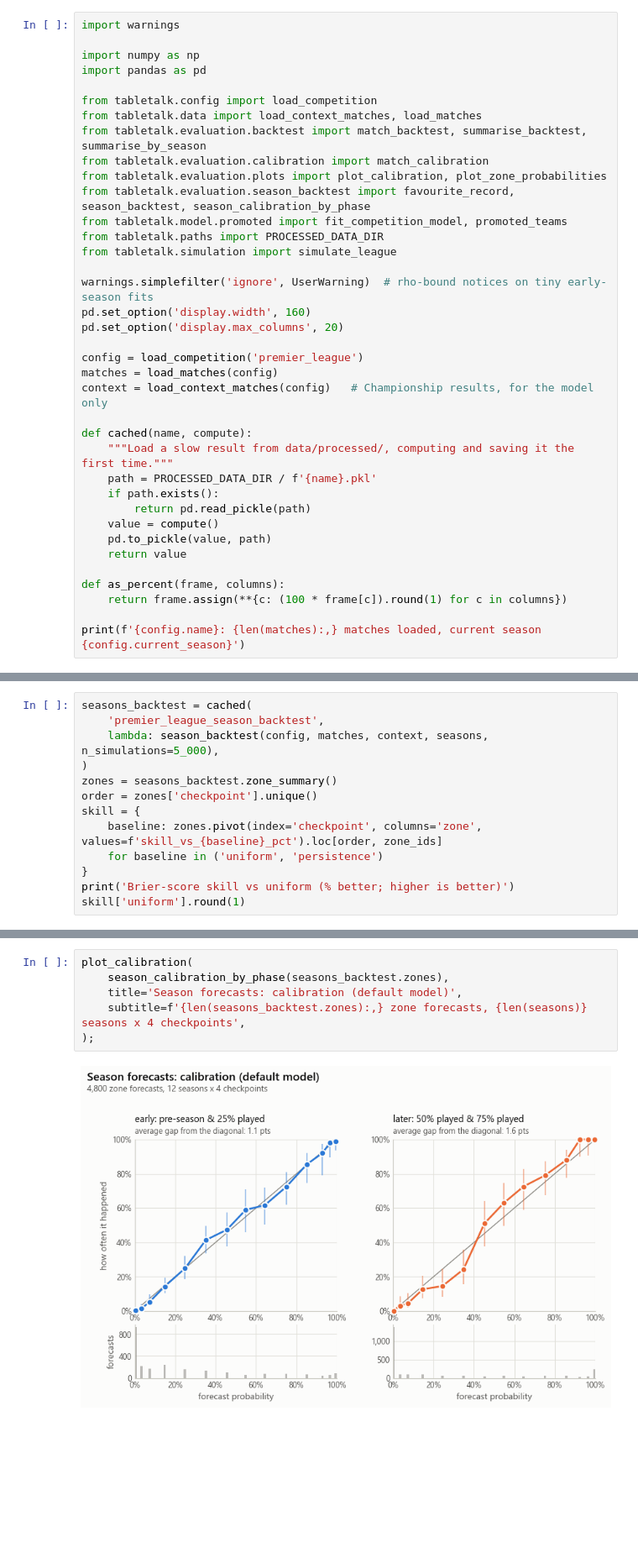
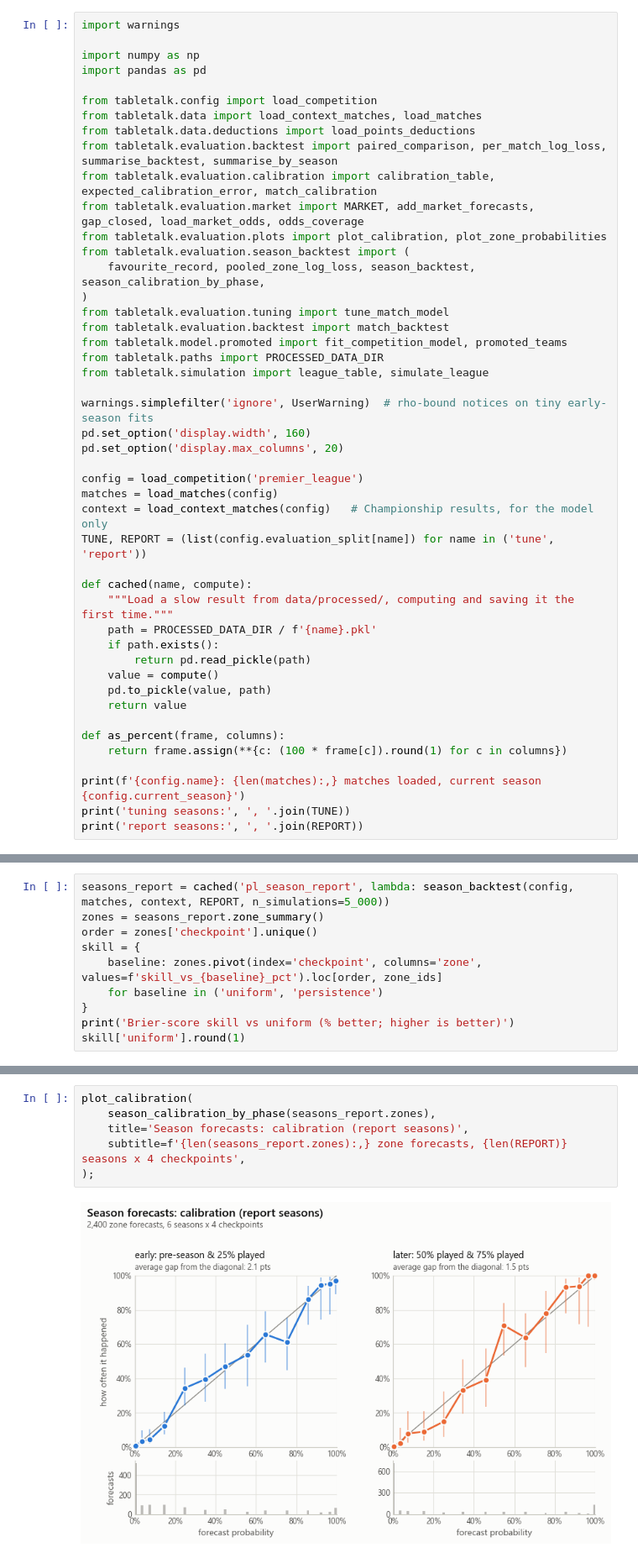
Before and after one commit to umarjaved204/TableTalk, a Jupyter notebook: notebooks/premier_league_results.ipynb, the cells around one changed output, grey strips where cells are left out. Shown at 84% size. Drawn from its saved outputs; the diff is of its cells as text; blank space fills up the shorter version.

```diff
--- a/notebooks/premier_league_results.ipynb
+++ b/notebooks/premier_league_results.ipynb
@@ -19,13 +24,19 @@ import pandas as pd
 
 from tabletalk.config import load_competition
 from tabletalk.data import load_context_matches, load_matches
-from tabletalk.evaluation.backtest import match_backtest, summarise_backtest, summarise_by_season
-from tabletalk.evaluation.calibration import match_calibration
+from tabletalk.data.deductions import load_points_deductions
+from tabletalk.evaluation.backtest import paired_comparison, per_match_log_loss, summarise_backtest, summarise_by_season
+from tabletalk.evaluation.calibration import calibration_table, expected_calibration_error, match_calibration
+from tabletalk.evaluation.market import MARKET, add_market_forecasts, gap_closed, load_market_odds, odds_coverage
 from tabletalk.evaluation.plots import plot_calibration, plot_zone_probabilities
-from tabletalk.evaluation.season_backtest import favourite_record, season_backtest, season_calibration_by_phase
+from tabletalk.evaluation.season_backtest import (
+    favourite_record, pooled_zone_log_loss, season_backtest, season_calibration_by_phase,
+)
+from tabletalk.evaluation.tuning import tune_match_model
+from tabletalk.evaluation.backtest import match_backtest
 from tabletalk.model.promoted import fit_competition_model, promoted_teams
 from tabletalk.paths import PROCESSED_DATA_DIR
-from tabletalk.simulation import simulate_league
+from tabletalk.simulation import league_table, simulate_league
 
 warnings.simplefilter('ignore', UserWarning)  # rho-bound notices on tiny early-season fits
 pd.set_option('display.width', 160)
@@ -34,6 +45,7 @@ pd.set_option('display.max_columns', 20)
 config = load_competition('premier_league')
 matches = load_matches(config)
 context = load_context_matches(config)   # Championship results, for the model only
+TUNE, REPORT = (list(config.evaluation_split[name]) for name in ('tune', 'report'))
 
 def cached(name, compute):
     """Load a slow result from data/processed/, computing and saving it the first time."""
@@ -48,5 +60,7 @@ def as_percent(frame, columns):
     return frame.assign(**{c: (100 * frame[c]).round(1) for c in columns})
 
 print(f'{config.name}: {len(matches):,} matches loaded, current season {config.current_season}')
+print('tuning seasons:', ', '.join(TUNE))
+print('report seasons:', ', '.join(REPORT))
 # %% [output]
 Premier League: 6,460 matches loaded, current season 2026-27
@@ -212,9 +232,6 @@ The question the project exists for. Each of the 12 seasons is replayed from fou
 # %%
-seasons_backtest = cached(
-    'premier_league_season_backtest',
-    lambda: season_backtest(config, matches, context, seasons, n_simulations=5_000),
-)
-zones = seasons_backtest.zone_summary()
+seasons_report = cached('pl_season_report', lambda: season_backtest(config, matches, context, REPORT, n_simulations=5_000))
+zones = seasons_report.zone_summary()
 order = zones['checkpoint'].unique()
 skill = {
     baseline: zones.pivot(index='checkpoint', columns='zone', values=f'skill_vs_{baseline}_pct').loc[order, zone_ids]
@@ -305,9 +334,9 @@ plot_calibration(
 # %%
 plot_calibration(
-    season_calibration_by_phase(seasons_backtest.zones),
-    title='Season forecasts: calibration (default model)',
-    subtitle=f'{len(seasons_backtest.zones):,} zone forecasts, {len(seasons)} seasons x 4 checkpoints',
+    season_calibration_by_phase(seasons_report.zones),
+    title='Season forecasts: calibration (report seasons)',
+    subtitle=f'{len(seasons_report.zones):,} zone forecasts, {len(REPORT)} seasons x 4 checkpoints',
 );
 # %% [output]
-[figure, old version]
+[figure, new version]
 # %% [markdown]
```
Also changed, not shown: parts of 50 cells of this notebook, 10 other files.
